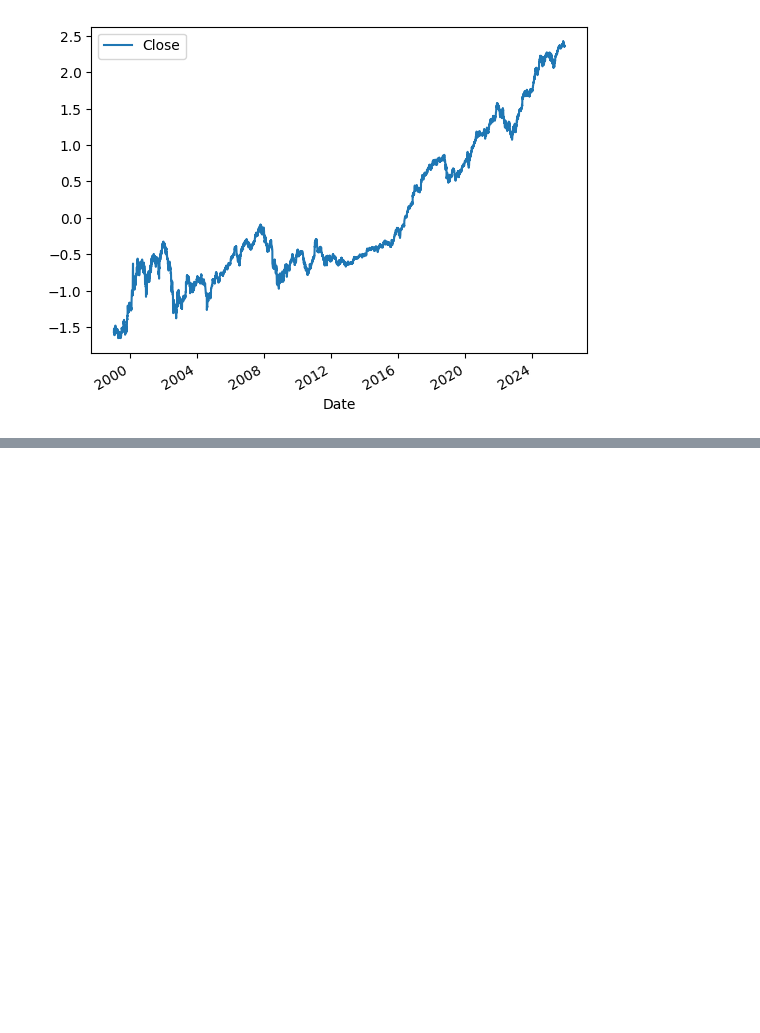
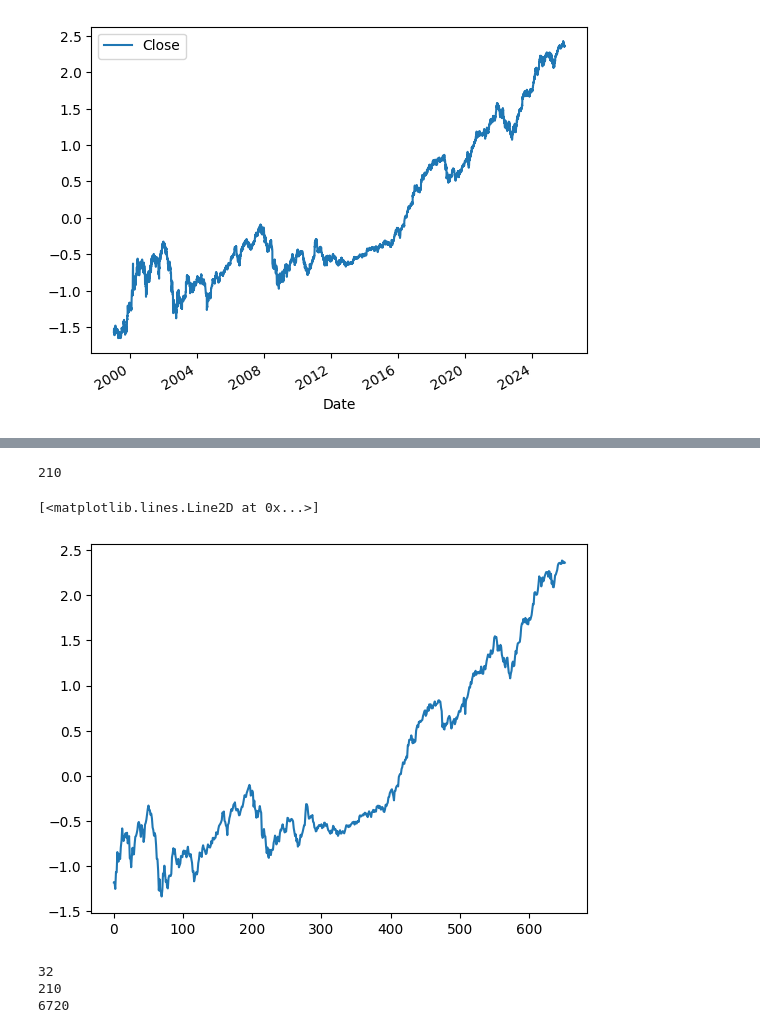
Before and after one commit to acosio14/stock-forecasting, a Jupyter notebook: protoyping.ipynb, the cells around one changed output, grey strips where cells are left out. Saved outputs shown, nothing was run; the diff lists cells and outputs as text; code cells hidden in the pictures; blank space fills up the shorter version.

```diff
--- a/protoyping.ipynb
+++ b/protoyping.ipynb
@@ -187,0 +293,20 @@ Total loss: 0.021813326922018036
+# %%
+print(len(all_pred))
+# %% [output]
+210
+# %%
+plt.plot(X_test[:,-1,:])
+# %% [output]
+[<matplotlib.lines.Line2D at 0x...>]
+[figure, added]
+# %%
+a = len(all_pred[0])
+b = len(all_pred)
+c = a*b
+print(a)
+print(b)
+print(c)
+# %% [output]
+32
+210
+6720
```
Also changed, not shown: parts of 15 cells of this notebook.
